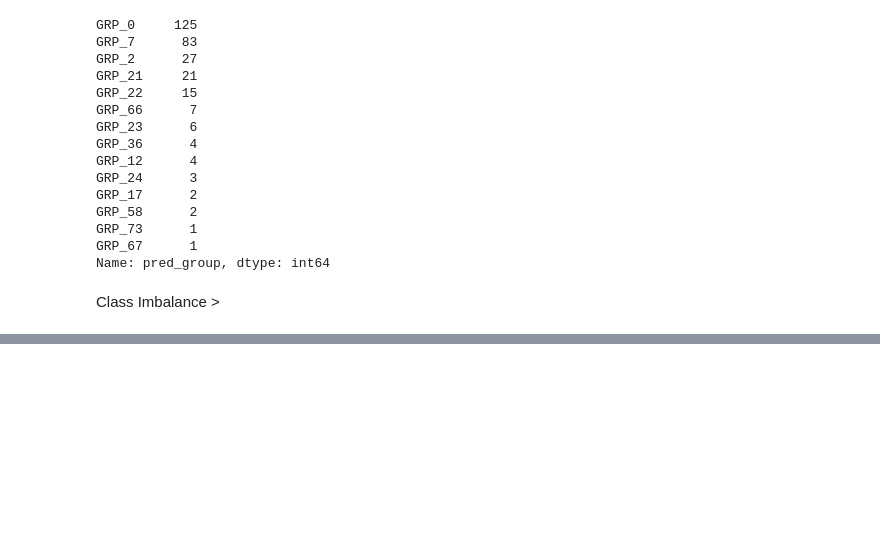
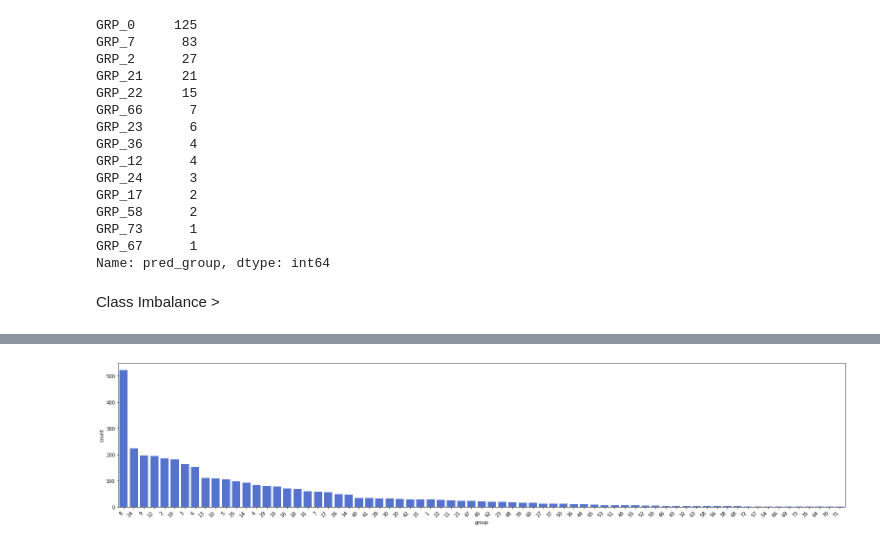
Before and after one commit to pbhuch/GL_DecA_G4_NLP1, a Jupyter notebook: GL_DecA_G4_NLP1.ipynb, the cells around one changed output, grey strips where cells are left out. Saved outputs shown, nothing was run; the diff lists cells and outputs as text; code cells hidden in the pictures; blank space fills up the shorter version.

```diff
--- a/GL_DecA_G4_NLP1.ipynb
+++ b/GL_DecA_G4_NLP1.ipynb
@@ -1230,0 +1327,14 @@ Class Imbalance >
+# %%
+#Create Dataset for 'others' i.e all groups which is not part of GRP_0
+#y_train_df_old = pd. DataFrame(y_train,columns=['group'])
+y_train_df_old_nogrp0 = y_train_df_old[y_train_df_old['group'] != 0]
+
+descending_order = y_train_df_old_nogrp0['group'].value_counts().sort_values(ascending=False).index
+plt.subplots(figsize=(22,5))
+#add code to rotate the labels
+ax=sns.countplot(x='group', data=y_train_df_old_nogrp0, color='royalblue',order=descending_order)
+ax.set_xticklabels(ax.get_xticklabels(), rotation=45, ha="right")
+plt.tight_layout()
+plt.show()
+# %% [output]
+[figure, added]
```
Also changed, not shown: parts of 17 cells of this notebook.
